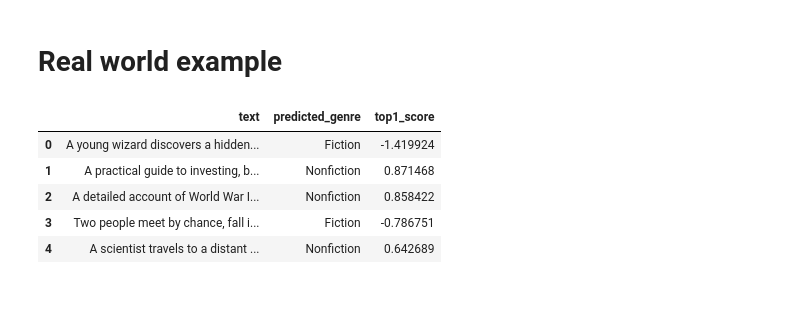
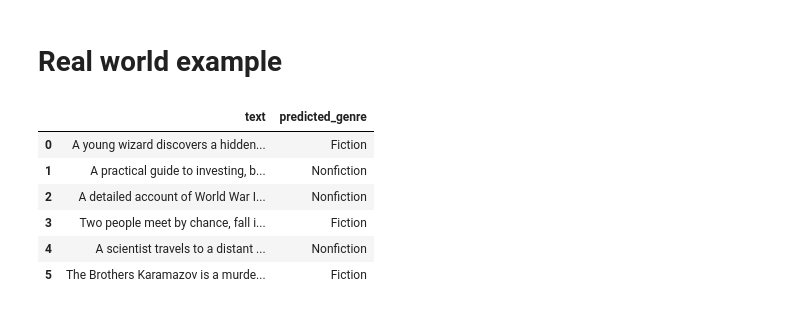
Before and after one commit to Yaser0l/Project-1, a Jupyter notebook: notebooks/EDA.ipynb, the cells around one changed output. Cells and saved outputs as stored; diff of their text form; code cells hidden in the pictures.

```diff
--- a/notebooks/EDA.ipynb
+++ b/notebooks/EDA.ipynb
@@ -723,40 +725,32 @@ weighted avg       0.85      0.85      0.84      1791
 # %%
 # Choose which trained model to use for real-world predictions:
 # model = naive_bayes_classifier
 model = svm_classifier
 
 # Write any text you want here (not from the dataset)
 real_world_texts = [
     "A young wizard discovers a hidden school of magic and must stop a dark enemy.",
     "A practical guide to investing, budgeting, and building wealth over time.",
     "A detailed account of World War II battles, politics, and key historical figures.",
     "Two people meet by chance, fall in love, and face difficult choices about their future.",
     "A scientist travels to a distant planet and documents strange life forms and survival challenges.",
+    "The Brothers Karamazov is a murder mystery, a courtroom drama, and an exploration of erotic rivalry in a series of triangular love affairs involving the “wicked and sentimental” Fyodor Pavlovich Karamazov and his three sons―the impulsive and sensual Dmitri; the coldly rational Ivan; and the healthy, red-cheeked young novice Alyosha. Through the gripping events of their story, Dostoevsky portrays the whole of Russian life, is social and spiritual striving, in what was both the golden age and atragic turning point in Russian culture.This award-winning translation by Richard Pevear and Larissa Volokhonsky remains true to the verbal inventiveness of Dostoevsky’s prose, preserving the multiple voices, the humor, and the surprising modernity of the original. It is an achievement worthy of Dostoevsky’s last and greatest novel."
+    "The true story of the first female captain of a merchant ship and her treacherous navigation of Antarctica's deadly waters, from the New York Times bestselling author of The Widow Clicquot"
+    "The definitive biography of overlooked queer icon Margaret C. Anderson, whose fight to publish James Joyce’s Ulysses led to her arrest and trial for obscenity. Perfect for fans of The Editor and The Book-Makers."
 ]
 
 # Preprocess -> TF-IDF -> Predict
 real_df = pd.DataFrame({"text": real_world_texts})
 real_df["processed_text"] = real_df["text"].fillna("").astype(str).apply(preprocess_text)
 X_real = tfidf_vectorizer.transform(real_df["processed_text"])
 real_df["predicted_genre"] = model.predict(X_real)
 
-# Optional: add confidence-like info
-if hasattr(model, "predict_proba"):
-    proba = model.predict_proba(X_real)
-    top1_idx = np.argmax(proba, axis=1)
-    real_df["top1_prob"] = proba[np.arange(len(proba)), top1_idx]
-elif hasattr(model, "decision_function"):
-    scores = model.decision_function(X_real)
-    if getattr(scores, "ndim", 1) == 1:
-        scores = scores.reshape(-1, 1)
-    top1_idx = np.argmax(scores, axis=1)
-    real_df["top1_score"] = scores[np.arange(len(scores)), top1_idx]
-
-real_df[["text", "predicted_genre"] + [c for c in ["top1_prob", "top1_score"] if c in real_df.columns]]
+real_df[["text", "predicted_genre"]]
 # %% [output]
-|  | text | predicted_genre | top1_score |
-| 0 | A young wizard discovers a hidden... | Fiction | -1.419924 |
-| 1 | A practical guide to investing, b... | Nonfiction | 0.871468 |
-| 2 | A detailed account of World War I... | Nonfiction | 0.858422 |
-| 3 | Two people meet by chance, fall i... | Fiction | -0.786751 |
-| 4 | A scientist travels to a distant ... | Nonfiction | 0.642689 |
+|  | text | predicted_genre |
+| 0 | A young wizard discovers a hidden... | Fiction |
+| 1 | A practical guide to investing, b... | Nonfiction |
+| 2 | A detailed account of World War I... | Nonfiction |
+| 3 | Two people meet by chance, fall i... | Fiction |
+| 4 | A scientist travels to a distant ... | Nonfiction |
+| 5 | The Brothers Karamazov is a murde... | Fiction |
```
Also changed, not shown: parts of 2 cells of this notebook.
